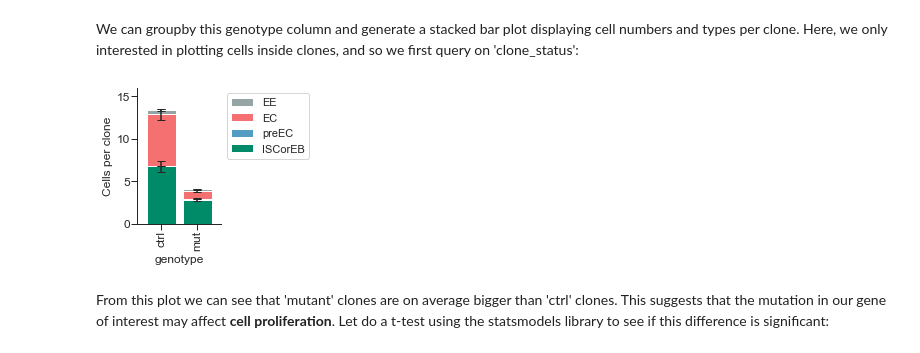
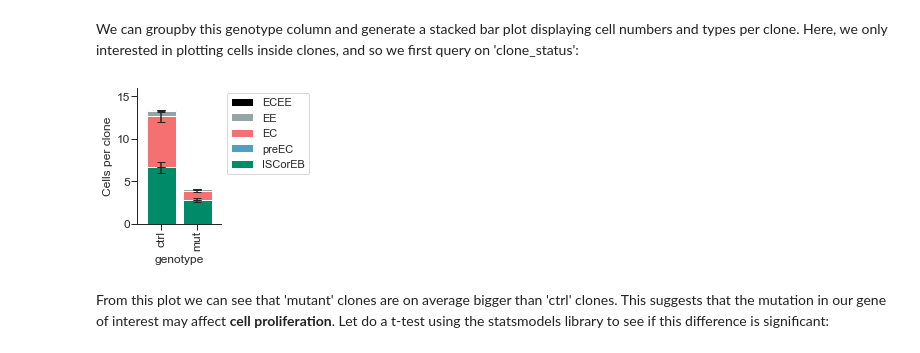
Before and after one commit to morriso1/clonedetective, a Jupyter notebook: 04_Tutorial_Downstream_Analysis_Python.ipynb, the cells around one changed output. Cells and saved outputs as stored; diff of their text form; code cells hidden in the pictures.

```diff
--- a/04_Tutorial_Downstream_Analysis_Python.ipynb
+++ b/04_Tutorial_Downstream_Analysis_Python.ipynb
@@ -42,10 +42,12 @@ We can add a sum all cell types per clone to get an additional 'total' column:
 import re
 # drop the unneeded "GFP column"
 count_df = count_df.drop(columns="GFP_clonepos")
+
+# calculate the total cells
+count_df['total'] = count_df.filter(regex='_pos').sum(axis=1)
+
 # simplify column names
 count_df.columns = [re.sub("_pos", "", col) for col in count_df.columns]
-# calculate the total cell
-count_df = count_df.eval("total = EC + preEC + EE + ISCorEB")
 # %% [markdown]
 Since where "GFP_clone" == 0, we can add an additional column stating whether a "GFP_clone" is inside a clone (*IC*) or outside a clone (*OC*):
 # %%
@@ -62,30 +64,30 @@ We can groupby this genotype column and generate a stacked bar plot displaying c
 count_df_inside = count_df.query('clone_status == "IC"')
 
 inside_clone_mean = (
-    count_df_inside[["genotype", "ISCorEB", "preEC", "EC", "EE"]]
+    count_df_inside[["genotype", "ISCorEB", "preEC", "EC", "EE", "ECEE"]]
     .groupby("genotype")
     .mean()
 )
 
 inside_clone_sem = (
-    count_df_inside[["genotype", "ISCorEB", "preEC", "EC", "EE"]]
+    count_df_inside[["genotype", "ISCorEB", "preEC", "EC", "EE", "ECEE"]]
     .groupby("genotype")
     .sem()
 )
 # %%
 import py_clone_detective.clone_analysis as ca
 
 ca.create_stack_bar_plot(
     inside_clone_mean,
     inside_clone_sem,
     x_figSize=1.5,
-    color_pal=["#008b68", "#539DC2", "#F57171", "#95a5a6"],
+    color_pal=["#008b68", "#539DC2", "#F57171", "#95a5a6", "#000000"],
     bar_width=0.8,
     y_axis_limit=16,
     y_label="Cells per clone",
 )
 # %% [output]
-[figure, old version]
+[figure, new version]
 # %% [markdown]
 From this plot we can see that 'mutant' clones are on average bigger than 'ctrl' clones. This suggests that the mutation in our gene of interest may affect **cell proliferation**. Let do a t-test using the statsmodels library to see if this difference is significant:
 # %%
```
Also changed, not shown: parts of 16 cells of this notebook, 2 other files.
